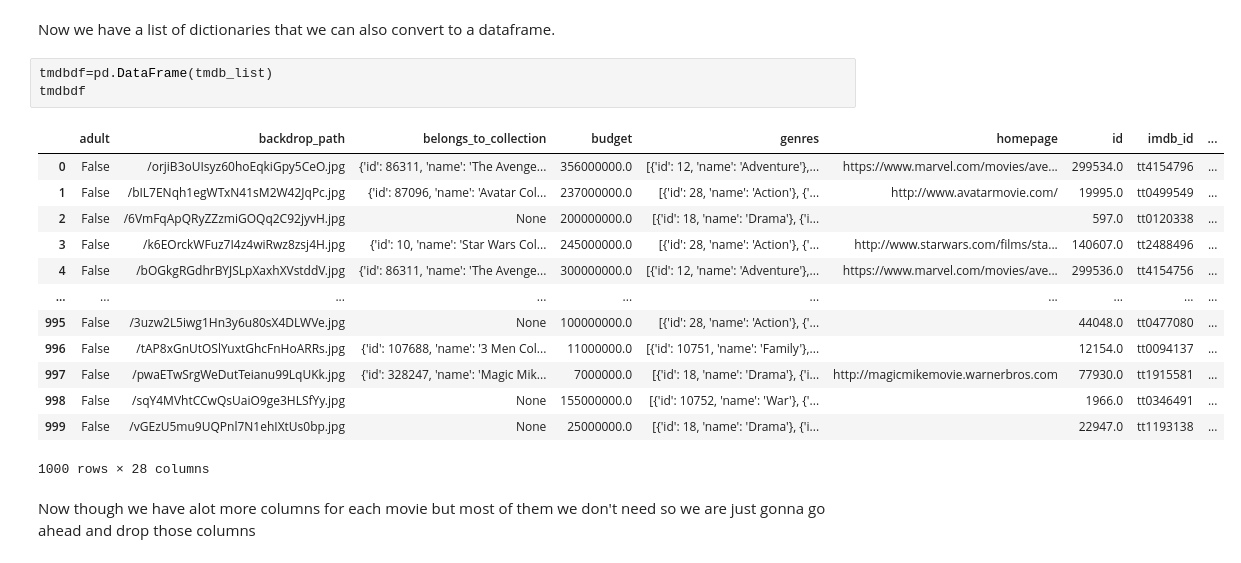
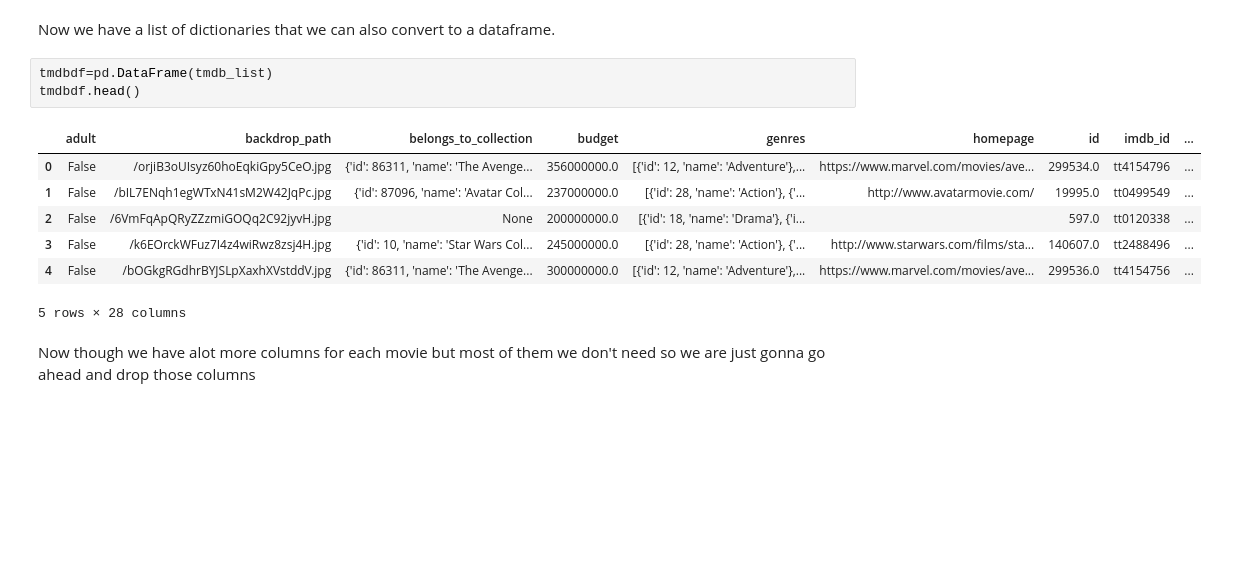
Before and after one commit to ykfarhan/state-of-box-office-analysis, a Jupyter notebook: Amir Data Cleaning.ipynb, the cells around one changed output. Drawn from its saved outputs; the diff is of its cells as text; blank space fills up the shorter version.

```diff
--- a/Amir Data Cleaning.ipynb
+++ b/Amir Data Cleaning.ipynb
@@ -104,21 +97,15 @@ for id in movieids:#Check every movie and get read the json turn it to a dict an
 Now we have a list of dictionaries that we can also convert to a dataframe.
 # %%
 tmdbdf=pd.DataFrame(tmdb_list)
-tmdbdf
+tmdbdf.head()
 # %% [output]
 |  | adult | backdrop_path | belongs_to_collection | budget | genres | homepage | id | imdb_id | ... |
 | 0 | False | /orjiB3oUIsyz60hoEqkiGpy5CeO.jpg | {'id': 86311, 'name': 'The Avenge... | 356000000.0 | [{'id': 12, 'name': 'Adventure'},... | https://www.marvel.com/movies/ave... | 299534.0 | tt4154796 | ... |
 | 1 | False | /bIL7ENqh1egWTxN41sM2W42JqPc.jpg | {'id': 87096, 'name': 'Avatar Col... | 237000000.0 | [{'id': 28, 'name': 'Action'}, {'... | http://www.avatarmovie.com/ | 19995.0 | tt0499549 | ... |
 | 2 | False | /6VmFqApQRyZZzmiGOQq2C92jyvH.jpg | None | 200000000.0 | [{'id': 18, 'name': 'Drama'}, {'i... |  | 597.0 | tt0120338 | ... |
 | 3 | False | /k6EOrckWFuz7I4z4wiRwz8zsj4H.jpg | {'id': 10, 'name': 'Star Wars Col... | 245000000.0 | [{'id': 28, 'name': 'Action'}, {'... | http://www.starwars.com/films/sta... | 140607.0 | tt2488496 | ... |
 | 4 | False | /bOGkgRGdhrBYJSLpXaxhXVstddV.jpg | {'id': 86311, 'name': 'The Avenge... | 300000000.0 | [{'id': 12, 'name': 'Adventure'},... | https://www.marvel.com/movies/ave... | 299536.0 | tt4154756 | ... |
-| ... | ... | ... | ... | ... | ... | ... | ... | ... | ... |
-| 995 | False | /3uzw2L5iwg1Hn3y6u80sX4DLWVe.jpg | None | 100000000.0 | [{'id': 28, 'name': 'Action'}, {'... |  | 44048.0 | tt0477080 | ... |
-| 996 | False | /tAP8xGnUtOSlYuxtGhcFnHoARRs.jpg | {'id': 107688, 'name': '3 Men Col... | 11000000.0 | [{'id': 10751, 'name': 'Family'},... |  | 12154.0 | tt0094137 | ... |
-| 997 | False | /pwaETwSrgWeDutTeianu99LqUKk.jpg | {'id': 328247, 'name': 'Magic Mik... | 7000000.0 | [{'id': 18, 'name': 'Drama'}, {'i... | http://magicmikemovie.warnerbros.com | 77930.0 | tt1915581 | ... |
-| 998 | False | /sqY4MVhtCCwQsUaiO9ge3HLSfYy.jpg | None | 155000000.0 | [{'id': 10752, 'name': 'War'}, {'... |  | 1966.0 | tt0346491 | ... |
-| 999 | False | /vGEzU5mu9UQPnl7N1ehIXtUs0bp.jpg | None | 25000000.0 | [{'id': 18, 'name': 'Drama'}, {'i... |  | 22947.0 | tt1193138 | ... |
-1000 rows × 28 columns
+5 rows × 28 columns
 # %% [markdown]
 Now though we have alot more columns for each movie but most of them we don't need so we are just gonna go ahead and drop those columns
 # %%
```
Also changed, not shown: parts of 54 cells of this notebook, 9 other files.
